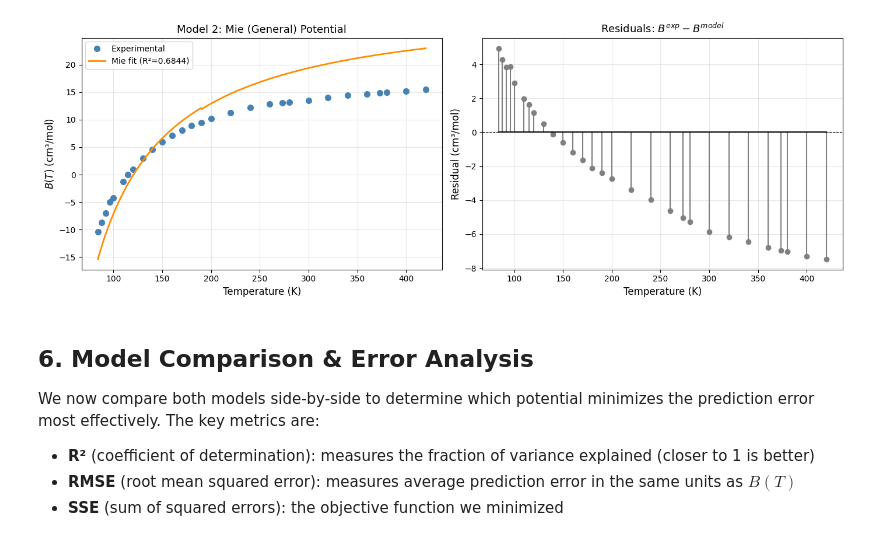
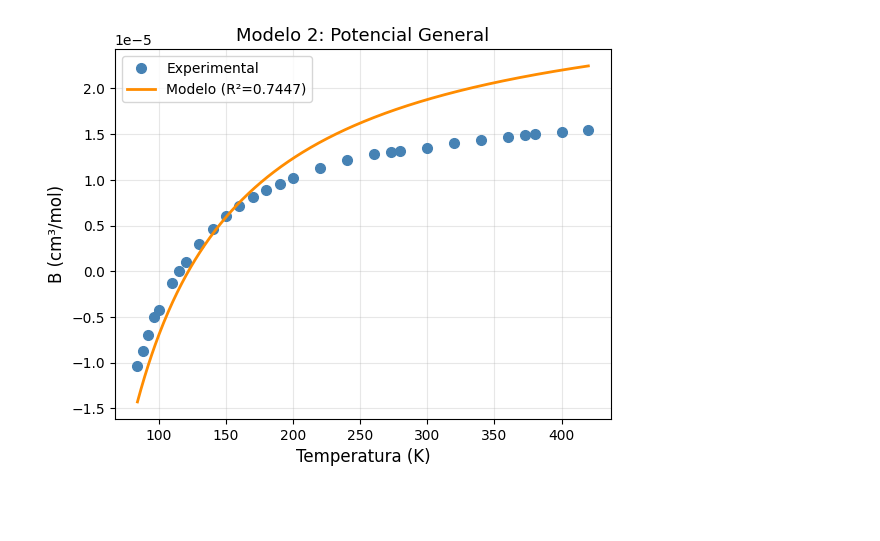
Before and after one commit to premzea/Termodinamica-II, a Jupyter notebook: Asignacion 1/codigoV2.ipynb, the cells around one changed output. Saved outputs shown, nothing was run; the diff lists cells and outputs as text; code cells hidden in the pictures; blank space fills up the shorter version.

```diff
--- a/Asignacion 1/codigoV2.ipynb
+++ b/Asignacion 1/codigoV2.ipynb
@@ -285,62 +120,42 @@ Numerical integration setup complete.
 # %%
-# ── Model 2: Fit Mie potential to data ─────────────────────────────────────
-def calc_SSE_mie(params, T, B_exp):
-    """SSE for Model 2 (Mie potential)."""
-    residuals = B_exp - B_mie(params, T)
+def calc_SSE_2(params, T, B_exp):
+    residuals = B_exp - B_2(params, T)
     return 0.5 * np.dot(residuals, residuals)
 
-# ── Initial guesses ────────────────────────────────────────────────────────
-# ε/kB ~ 40 K (D₂ literature);  m = 12 (Lennard-Jones starting point)
-eps2_0 = 40.0 * kB      # [J]  →  ε/kB ≈ 40 K
-m_0    = 12.0            # repulsive exponent (LJ as starting point)
+eps2_0 = eps_fit
+m_0  = 12.0     #probando varios, este me funcino bien
 params2_0 = [eps2_0, m_0]
-print(f"Initial guesses:  ε₀/kB = {eps2_0/kB:.1f} K,  m₀ = {m_0}")
 
-# ── Optimization (Nelder-Mead — slower due to numerical integration) ─────
-print("\nOptimizing... (this may take a minute due to numerical integration)")
-result_Mie = minimize(calc_SSE_mie, params2_0, args=(T_data, B_data),
+result_2 = minimize(calc_SSE_2, params2_0, args=(T_data, B_data),
                       method='Nelder-Mead',
-                      options={'disp': True, 'maxiter': 10000,
+                      options={'disp': True, 'maxiter': 100000,
                                'xatol': 1e-15, 'fatol': 1e-10})
 
-eps2_fit, m_fit = result_Mie.x
+eps2_fit, m_fit = result_2.x
 print(f"\n{'='*55}")
-print(f"  Mie Potential Fitted Parameters")
+print(f"  Parametros")
 print(f"{'='*55}")
-print(f"  ε (well depth)       = {eps2_fit:.6e} J  (ε/kB = {eps2_fit/kB:.2f} K)")
-print(f"  m (repulsive exp.)   = {m_fit:.4f}")
-print(f"  Final SSE            = {result_Mie.fun:.6e}")
+print(f"  ε              = {eps2_fit:.6e} J ")
+print(f"  m              = {m_fit:.4f}")
+print(f"  SSE            = {result_2.fun:.6e}")
 print(f"{'='*55}")
 
-# ── Evaluate model and compute error metrics ──────────────────────────────
-B_pred_Mie = B_mie([eps2_fit, m_fit], T_data)
-R2_Mie     = r2_score(B_data, B_pred_Mie)
-RMSE_Mie   = np.sqrt(mean_squared_error(B_data, B_pred_Mie))
-print(f"\n  R² = {R2_Mie:.6f}")
-print(f"  RMSE = {RMSE_Mie:.4f} cm³/mol")
 
-# ── Plot fitted model vs. data ────────────────────────────────────────────
-B_model_Mie = B_mie([eps2_fit, m_fit], T_smooth)
+B_pred_2 = B_2([eps2_fit, m_fit], T_data)
+R2_2     = r2_score(B_data, B_pred_2)
+print(f"\n  R² = {R2_2:.6f}")
 
-fig, axes = plt.subplots(1, 2, figsize=(14, 5))
+B_model_2 = B_2([eps2_fit, m_fit], T_smooth)
 
-axes[0].plot(T_data, B_data, 'o', color='steelblue', ms=7, label='Experimental')
-axes[0].plot(T_smooth, B_model_Mie, '-', color='darkorange', lw=2,
-             label=f'Mie fit (R²={R2_Mie:.4f})')
-axes[0].set_xlabel('Temperature (K)', fontsize=12)
-axes[0].set_ylabel('$B(T)$ (cm³/mol)', fontsize=12)
-axes[0].set_title('Model 2: Mie (General) Potential', fontsize=13)
-axes[0].legend(fontsize=10)
-axes[0].grid(True, alpha=0.3)
 
-residuals_Mie = B_data - B_pred_Mie
-axes[1].stem(T_data, residuals_Mie, linefmt='grey', markerfmt='o', basefmt='k-')
-axes[1].axhline(y=0, color='black', ls='--', lw=0.8)
-axes[1].set_xlabel('Temperature (K)', fontsize=12)
-axes[1].set_ylabel('Residual (cm³/mol)', fontsize=12)
-axes[1].set_title('Residuals: $B^{exp} - B^{model}$', fontsize=13)
-axes[1].grid(True, alpha=0.3)
+plt.plot(T_data, B_data, 'o', color='steelblue', ms=7, label='Experimental')
+plt.plot(T_smooth, B_model_2, '-', color='darkorange', lw=2,
+             label=f'Modelo (R²={R2_2:.4f})')
+plt.xlabel('Temperatura (K)', fontsize=12)
+plt.ylabel('B (cm³/mol)', fontsize=12)
+plt.title('Modelo 2: Potencial General', fontsize=13)
+plt.legend(fontsize=10)
+plt.grid(True, alpha=0.3)
 
-plt.tight_layout()
 plt.show()
 # %% [output]
@@ -365,10 +178 @@ Optimization terminated successfully.
-[figure, old version]
+[figure, new version]
-# %% [markdown]
-<a id="6-comparison"></a>
-## 6. Model Comparison & Error Analysis
-
-We now compare both models side-by-side to determine which potential minimizes the prediction error most effectively. The key metrics are:
-
-- **R²** (coefficient of determination): measures the fraction of variance explained (closer to 1 is better)
-- **RMSE** (root mean squared error): measures average prediction error in the same units as $B(T)$
-- **SSE** (sum of squared errors): the objective function we minimized
```
Also changed, not shown: parts of 19 cells of this notebook, 3 other files.
